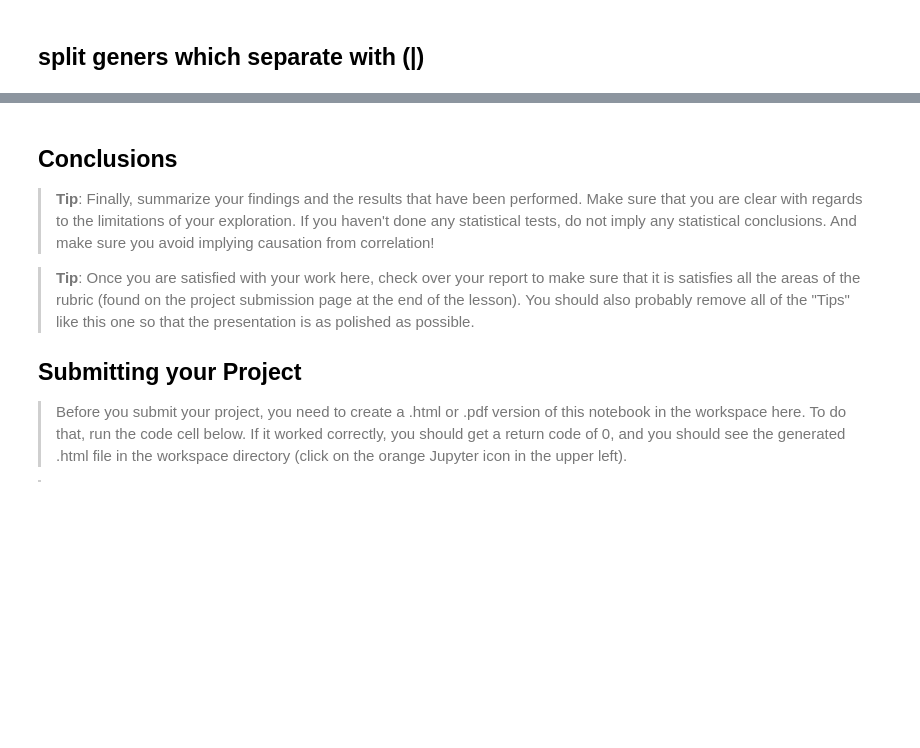
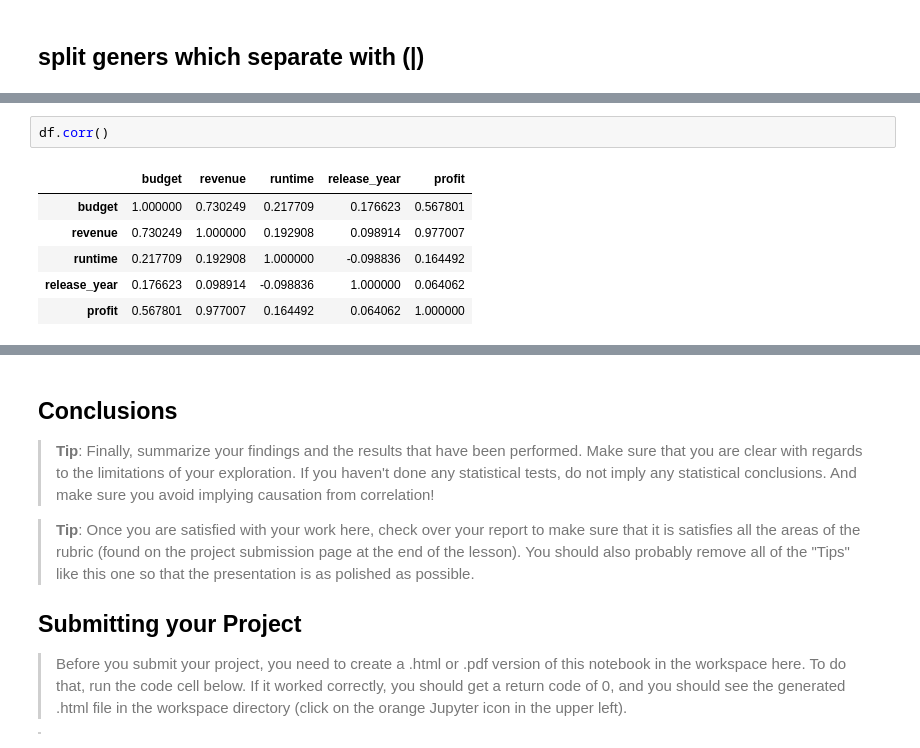
Before and after one commit to ahmed-hassan97/Investigate_TMDb_Movies, a Jupyter notebook: Investigate_a_Dataset.ipynb, the cells around one changed output, grey strips where cells are left out. Cells and saved outputs as stored; diff of their text form; blank space fills up the shorter version.

```diff
--- a/Investigate_a_Dataset.ipynb
+++ b/Investigate_a_Dataset.ipynb
@@ -381,0 +429,9 @@ KeyError: ignored
+# %%
+df.corr()
+# %% [output]
+|  | budget | revenue | runtime | release_year | profit |
+| budget | 1.000000 | 0.730249 | 0.217709 | 0.176623 | 0.567801 |
+| revenue | 0.730249 | 1.000000 | 0.192908 | 0.098914 | 0.977007 |
+| runtime | 0.217709 | 0.192908 | 1.000000 | -0.098836 | 0.164492 |
+| release_year | 0.176623 | 0.098914 | -0.098836 | 1.000000 | 0.064062 |
+| profit | 0.567801 | 0.977007 | 0.164492 | 0.064062 | 1.000000 |
```
Also changed, not shown: parts of 6 cells of this notebook.
